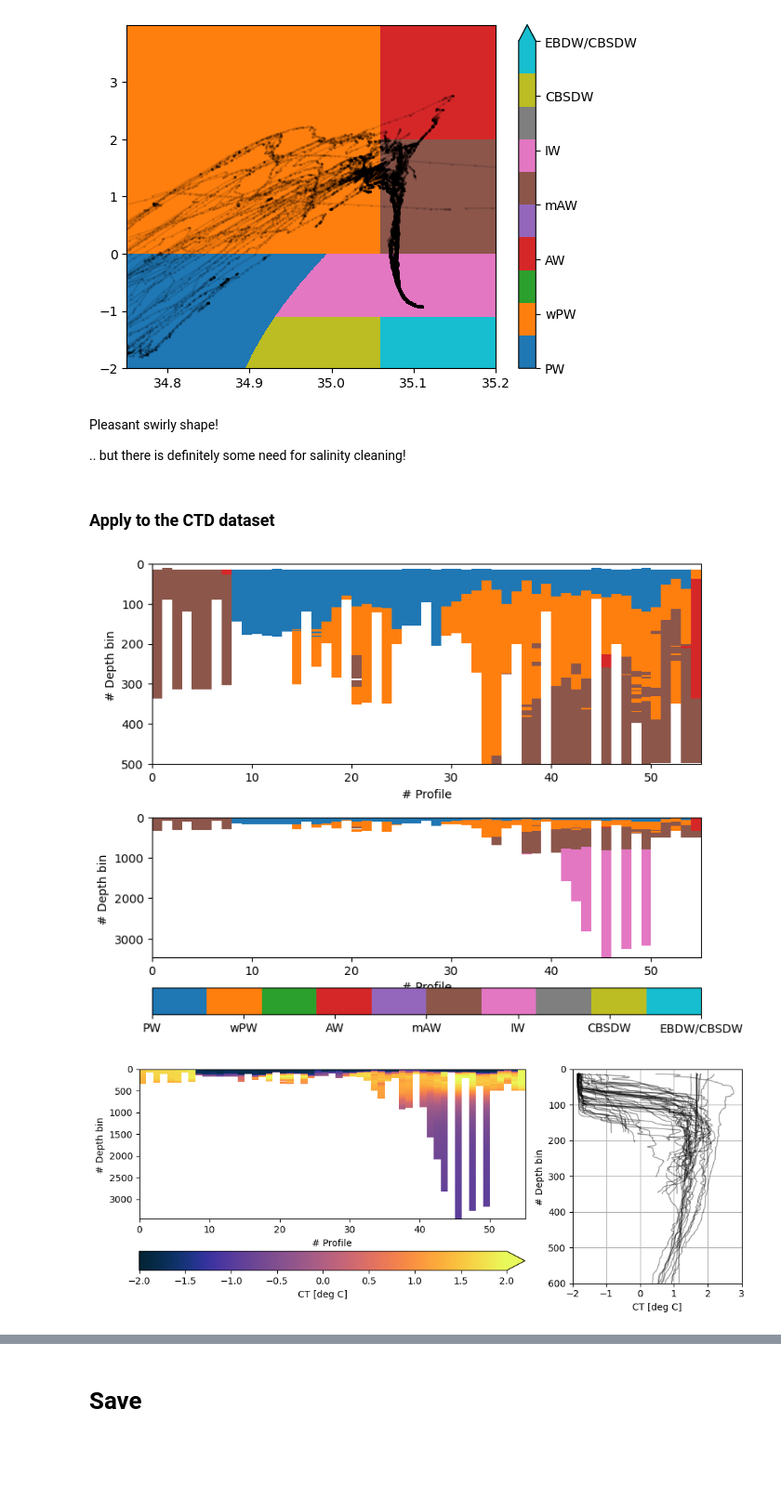
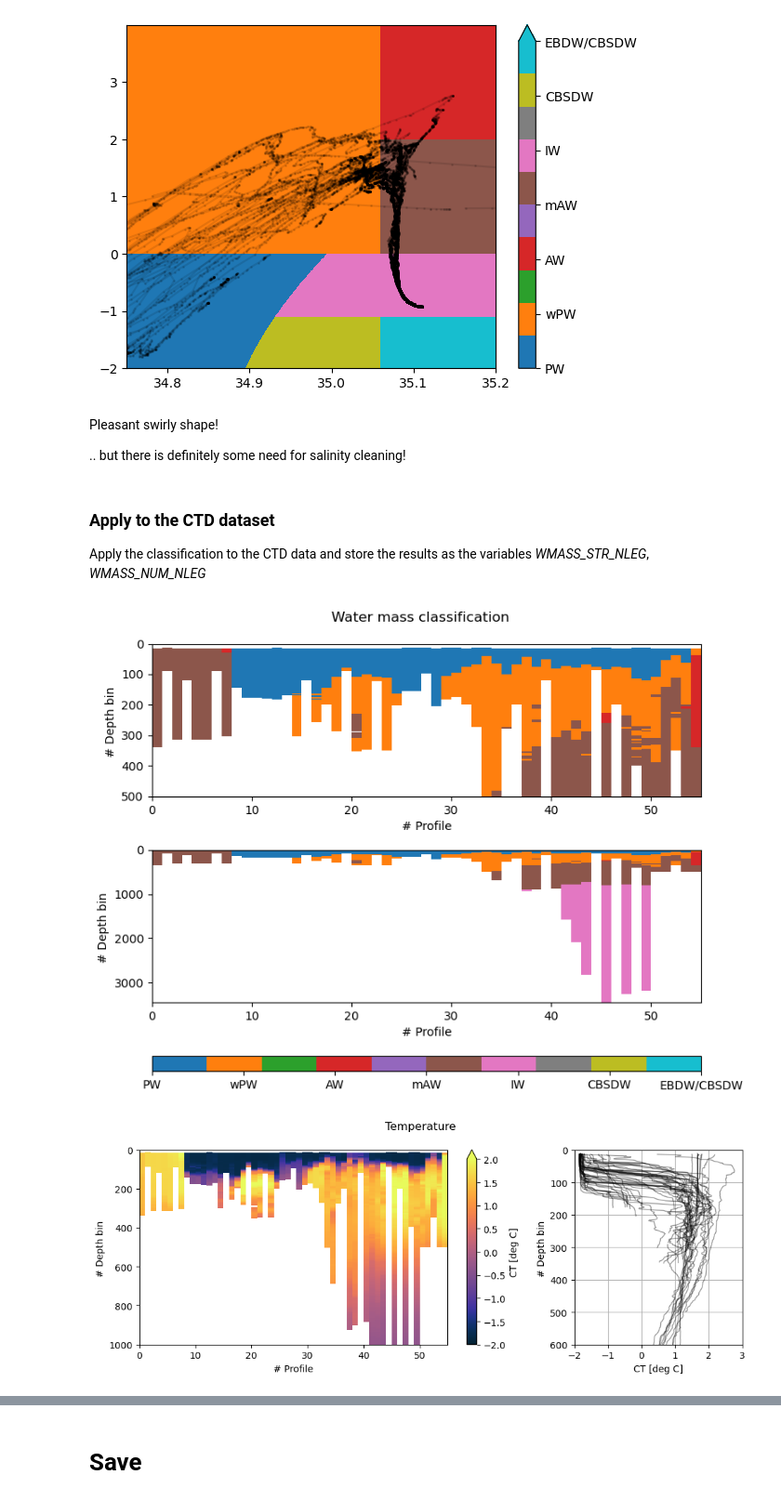
Before and after one commit to oyvfoss/water_mass_nleg, a Jupyter notebook: code/DRAFT - NL CTD PROCESSING SCRIPT.ipynb, the cells around one changed output, grey strips where cells are left out. Shown: that part at 93% size. Cells and saved outputs as stored; diff of their text form; code cells hidden in the pictures; blank space fills up the shorter version.

```diff
--- a/code/DRAFT - NL CTD PROCESSING SCRIPT.ipynb
+++ b/code/DRAFT - NL CTD PROCESSING SCRIPT.ipynb
@@ -64,7 +68,7 @@ if plot_good_PSAL:
         axn.set_ylabel('Depth bin #')
         axn.set_xlabel('Profile #')
     ax[0].set_title('Upper part of cast')
-    ax[0].set_title('Full cast')
-    fig.suptitle('Quick look: Salinity masks\nYellow: "GOOD", VIOLET: "NOT GOOD"')
+    ax[1].set_title('Full cast')
+    fig.suptitle('Quick look: Salinity masks\nYellow: "GOOD" , Violet: "NOT GOOD/NO DATA"')
     plt.tight_layout()
 # %% [output]
@@ -168,7 +183,7 @@ def classify(SA, CT, sig0):
     water mass space from Sundfjord et al 2020
     '''
     if (CT<=0) and (sig0<=27.97):
-        wm, wmnum = 'PW', 1
+        wm, wmnum= 'PW', 1
     elif (CT>0) and (SA<35.06):
         wm, wmnum = 'wPW', 2
     elif (CT>2) and (SA>=35.06):
@@ -184,9 +199,17 @@ def classify(SA, CT, sig0):
     try:
         return wm, wmnum
     except:
-        print(CT, SA, sig0)
+        raise Exception('Something went wrong. These were the inputs:'
+                        '\nSA= %s\nCT=%f\nsig0= %f'%(SA, CT, sig0))
 # %%
-# Quick test
-nn, mm =30, 30
-classify(SA[nn, mm], CT[nn, mm], sig0[nn, mm])
+# Quick test with an arbitrary sample
+
+nn, mm = 30, 30 # Pick out index [nn, mm]
+SA_, CT_, sig0_ = SA[nn, mm], CT[nn, mm], sig0[nn, mm]
+
+print('Inputs:\nSA: %s\nCT: %f\nsig0: %f'%(SA_, CT_, sig0_))
+
+wm, wmnum = classify(SA_, CT_, sig0_)
+print('\nOutputs:\n-> Water mass classification: %s'%(wm))
+print('-> Water mass numerical value: %i'%(wmnum))
 # %% [output]
@@ -224,12 +254,14 @@ if quicklook_classifier:
     ax.set_xlim(SAarr.min(), SAarr.max())
 # %% [output]
 [figure]
-# %% [markdown]
-Pleasant swirly shape!
-
-.. but there is definitely some need for salinity cleaning!
+# %% [markdown]
+Pleasant swirly shape!
+
+.. but there is definitely some need for salinity cleaning!
 # %% [markdown]
 ### Apply to the CTD dataset
+
+Apply the classification to the CTD data and store the results as the variables *WMASS_STR_NLEG*, *WMASS_NUM_NLEG*
 # %%
 CTD_WMS_num = np.nan*np.ones([d.dims['TIME'], d.dims['DEPTH']])
 CTD_WMS_str = (np.nan*np.ones([d.dims['TIME'], d.dims['DEPTH']])).tolist()
@@ -287,55 +320,61 @@ d.WMASS_NUM_NLEG.attrs = {
  'ebdw_cbdsw_note': ebdw_cbdsw_note,
  'note_to_users': user_wm_warning}
 # %%
-# Optional: quick plot
+# Optional: Quick plot of the resulting classification
 
 show_ctd_classification = True
 
 if show_ctd_classification:
     fig = plt.figure(figsize = (8, 6))
-    ax0 = plt.subplot2grid((2, 1), (0, 0), )
-    ax1 = plt.subplot2grid((2, 1), (1, 0), )
+    ax0 = plt.subplot2grid((7, 1), (0, 0), rowspan = 3)
+    ax1 = plt.subplot2grid((7, 1), (3, 0), rowspan = 3)
+    cax = plt.subplot2grid((7, 1), (6, 0), rowspan = 1)
+
     ax0.pcolormesh(d['WMASS_NUM_NLEG'].T, cmap = 'tab10', vmin = 1, vmax = 7)
     ax0.set_ylim(500, 0)
     C = ax1.pcolormesh(d['WMASS_NUM_NLEG'].T, cmap = 'tab10', vmin = 1, vmax = 7)
     ax1.invert_yaxis()
-    cb = plt.colorbar(C, ticks = [0, 1, 2, 3, 4, 5, 6, 7], ax = ax1,
+    cb = plt.colorbar(C, ticks = [0, 1, 2, 3, 4, 5, 6, 7], cax = cax,
                      orientation = 'horizontal')
-    cb.ax.set_xticks([1, 2, 3, 4, 5, 6, 7])
-    cb.ax.set_xticklabels(['PW', 'wPW', 'AW', 'mAW', 'IW', 'CBSDW', 'EBDW/CBSDW'])
+    cax.set_xticks([1, 2, 3, 4, 5, 6, 7])
+    cax.set_xticklabels(['PW', 'wPW', 'AW', 'mAW', 'IW', 'CBSDW', 'EBDW/CBSDW'])
     for axn in [ax0, ax1]:
         axn.set_ylabel('# Depth bin ')
         axn.set_xlabel('# Profile');
+        fig.suptitle('Water mass classification')
     plt.tight_layout()
 
 # Option: Look at hte temperature (was there really almost no AW?)
 
 show_ctd_temp = True
 
 if show_ctd_temp:
     fig = plt.figure(figsize = (10, 4))
     ax0 = plt.subplot2grid((1, 3), (0, 0), colspan = 2)
     ax1 = plt.subplot2grid((1, 3), (0, 2), colspan = 1)
 
     C = ax0.pcolormesh(d['CT_NLEG'].T, cmap = cmocean.cm.thermal,
                       vmin = -2, vmax = 2)
     ax0.invert_yaxis()
     cb = plt.colorbar(C, extend = 'max', label = 'CT [deg C]', ax = ax0,
-                     orientation = 'horizontal')
+                     orientation = 'vertical')
 
     ax0.set_ylabel('# Depth bin ')
     ax0.set_xlabel('# Profile');
+    ax0.set_ylim(1000, 0)
 
     ax1.plot(d['CT_NLEG'].T, np.arange(d.dims['DEPTH']), color = 'k',
              alpha = 0.4, lw = 1)
     ax1.set_ylim(600, 0)
     ax1.set_xlim(-2, 3)
 
     ax1.grid()
     ax1.set_ylabel('# Depth bin ')
     ax1.set_xlabel('CT [deg C]');
+    fig.suptitle('Temperature')
+
     plt.tight_layout()
 # %% [output]
-[figure, old version]
+[figure, new version]
-[figure, old version]
+[figure, new version]
 # %% [markdown]
```
Also changed, not shown: parts of 24 cells of this notebook.
